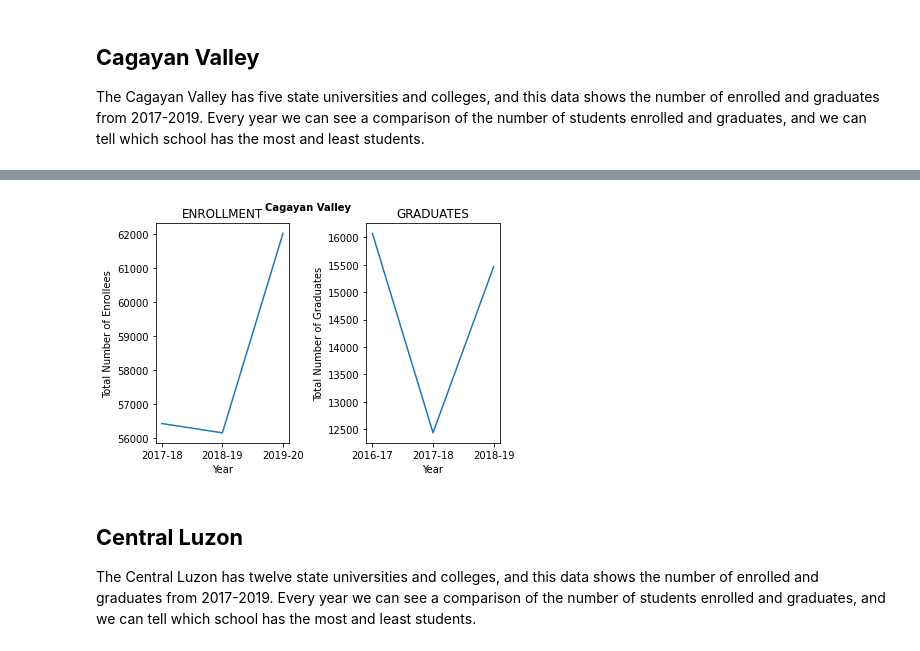
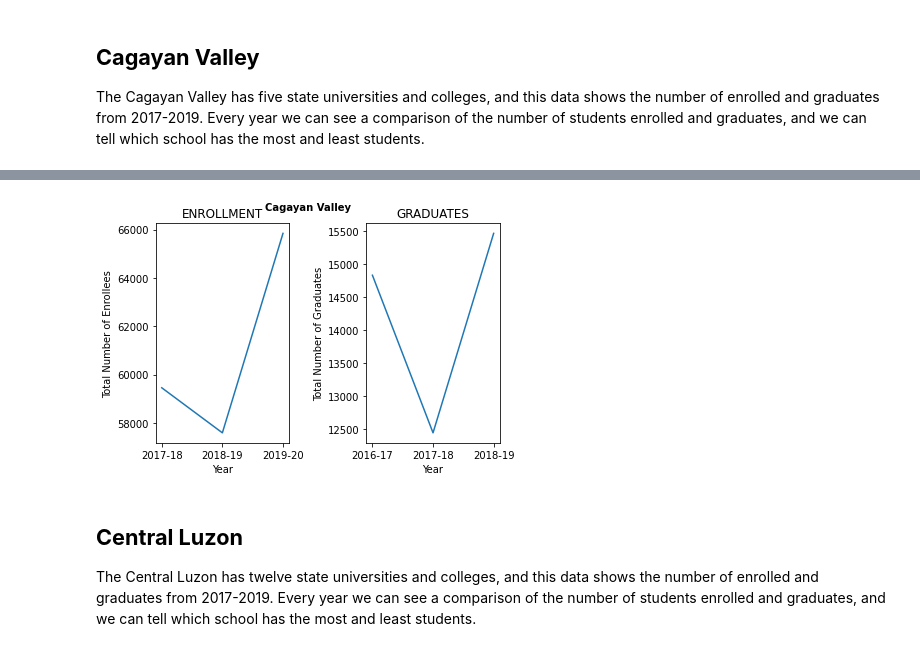
Before and after one commit to GlennBSIT3205/IT-BA-3205_Coalesce, a Jupyter notebook: Education in the Philippines Visualization.ipynb, the cells around one changed output, grey strips where cells are left out. Drawn from its saved outputs; the diff is of its cells as text; code cells hidden in the pictures.

```diff
--- a/Education in the Philippines Visualization.ipynb
+++ b/Education in the Philippines Visualization.ipynb
@@ -114,27 +114,27 @@ display(df.iloc[8:13])
 # %%
 import matplotlib.pyplot as plt
 import numpy as np
 #plot 1:
 x = np.array(["2017-18", "2018-19", "2019-20"])
-y = np.array([56437, 56164, 62021])
+y = np.array([59456, 57593, 65840])
 plt.subplot(1, 2, 1)
 plt.plot(x,y)
 plt.xlabel("Year")
 plt.ylabel("Total Number of Enrollees")
 plt.title("ENROLLMENT")
 #plot 2:
 x= np.array(["2016-17", "2017-18", "2018-19"])
-y = np.array([16070	,12437 ,15463 ])
+y = np.array([14828	,12437 ,15463 ])
 plt.subplot(1, 2, 2)
 plt.plot(x,y)
 plt.xlabel("Year")
 plt.ylabel("Total Number of Graduates")
 plt.title("GRADUATES")
 plt.suptitle("Cagayan Valley", fontsize =10,fontweight ='bold')
 plt.tight_layout()
 plt.show()
 # %% [output]
-[figure, old version]
+[figure, new version]
 # %% [markdown]
 ## **Central Luzon**
 
```
Also changed, not shown: parts of 4 cells of this notebook.
